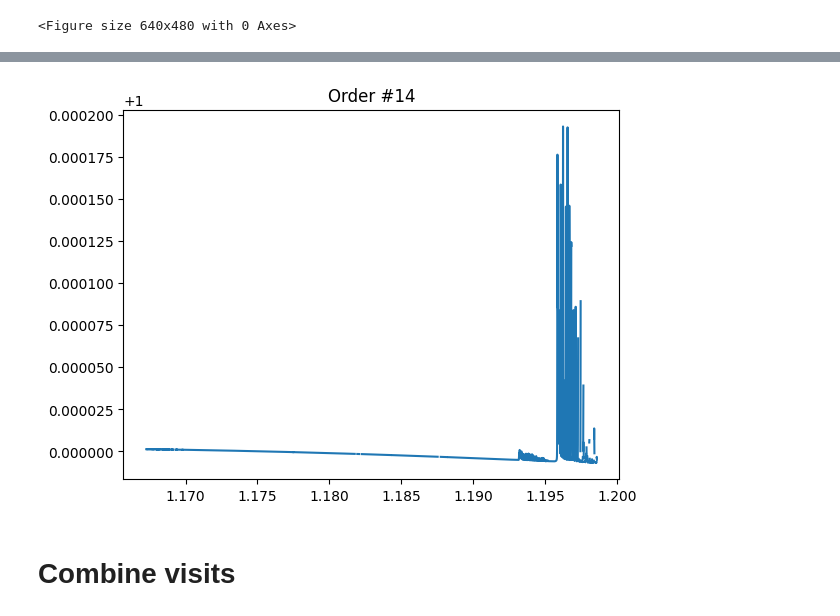
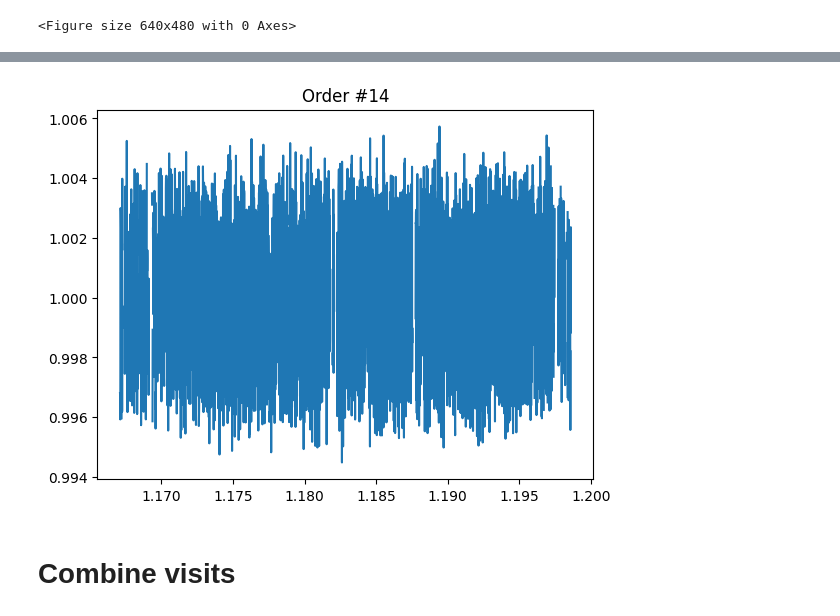
Before and after one commit to mathisbouffard/HRS_with_starships, a Jupyter notebook: HRS_analysis/SPIRou/Correlations.ipynb, the cells around one changed output, grey strips where cells are left out. Drawn from its saved outputs; the diff is of its cells as text; code cells hidden in the pictures.

```diff
--- a/HRS_analysis/SPIRou/Correlations.ipynb
+++ b/HRS_analysis/SPIRou/Correlations.ipynb
@@ -73,0 +76,11 @@ plt.show()
+# %%
+######### ADD NOISE TO MODEL TO MAKE IT WORK?
+
+noise_added = 0.01 * np.random.rand(len(model_spec))
+model_spec_noise = model_spec + noise_added # - np.mean(noise_added)
+
+plt.plot(wave_mod, model_spec_noise)
+plt.ylim(1.07,1.19)
+plt.show()
+
+model_filename = "prt_model_TRAPPIST-1b_noisybarerock_v01.npz"  # make sure the code doesn't fetch the noiseless barerock model
@@ -143,11 +176,11 @@ reduc_in_scratch = False  # the reductions are in the scratch directory (True) o
 # Indicate which reductions to use (sequence files)
 filename_list = [
                  f"sequence_1-pc_mask_wings97_data_trs_{visit_name}.npz",
-                 f"sequence_2-pc_mask_wings97_data_trs_{visit_name}.npz",
-                 f"sequence_3-pc_mask_wings97_data_trs_{visit_name}.npz",
-                 f"sequence_4-pc_mask_wings97_data_trs_{visit_name}.npz",
-                 f"sequence_5-pc_mask_wings97_data_trs_{visit_name}.npz",
-                 f"sequence_6-pc_mask_wings97_data_trs_{visit_name}.npz",
+                 # f"sequence_2-pc_mask_wings97_data_trs_{visit_name}.npz",
+                 # f"sequence_3-pc_mask_wings97_data_trs_{visit_name}.npz",
+                 # f"sequence_4-pc_mask_wings97_data_trs_{visit_name}.npz",
+                 # f"sequence_5-pc_mask_wings97_data_trs_{visit_name}.npz",
+                 # f"sequence_6-pc_mask_wings97_data_trs_{visit_name}.npz",
                 ]
 #-----------------------------------------------------------#
 
@@ -220,10 +253,10 @@ for filename in filename_list:
         # Generate 1d correlations
         # ccf_map shape: (n_exposures, n_order, n_Kp, n_vsys, n_pc, n_model)
         ccf_map, logl_map = corr.calc_logl_injred(obs,
-                            'seq', planet_obj, Kp_array, corrRV0, [n_pc], wave_mod, model_spec, kind_trans)
+                            'seq', planet_obj, Kp_array, corrRV0, [n_pc], wave_mod, model_spec_noise, kind_trans)
 
         corr.save_logl_seq(output_dir / Path(out_filename), ccf_map, logl_map,
-                           wave_mod, model_spec, n_pc, Kp_array, corrRV0, kind_trans)
+                           wave_mod, model_spec_noise, n_pc, Kp_array, corrRV0, kind_trans)
 
     all_obs[(n_pc, mask_wings)] = obs
     all_ccf_map[(n_pc, mask_wings)] = ccf_map
@@ -387,30 +428,30 @@ pf.plot_all_orders_correl(corrRV0,ccf_obj.data.squeeze(), all_obs[(n_pc, mask_wi
 # %%
 # PLOT THE MODEL ORDER BY ORDER
 
 # Orders to plot
 order_plot = [14]
 
 #---------------------------------------------------------------
 
 
-fct_model = interp1d(wave_mod, model_spec, kind='cubic')
+fct_model = interp1d(wave_mod, model_spec_noise, kind='cubic')
 
 for i_ord in order_plot:
 
     wv_ord = all_obs[(n_pc, mask_wings)].wv[i_ord]
     mask_ord = all_obs[(n_pc, mask_wings)].final.mask[0, i_ord]
 
     coeff = np.polyfit(wv_ord, fct_model(wv_ord), 1)
     model_ord = np.ma.array(fct_model(wv_ord), mask=mask_ord)
 
     plt.figure()
     poly_fct = np.poly1d(coeff)
     plt.plot(wv_ord, model_ord / poly_fct(wv_ord))
     plt.title("Order #" + str(i_ord))
 
     #plt.gca().twinx().plot(wv_ord, mask_ord, 'r')
 # %% [output]
-[figure, old version]
+[figure, new version]
 # %% [markdown]
 # Combine visits
 # %%
```
Also changed, not shown: parts of 9 cells of this notebook, 4 other files.
